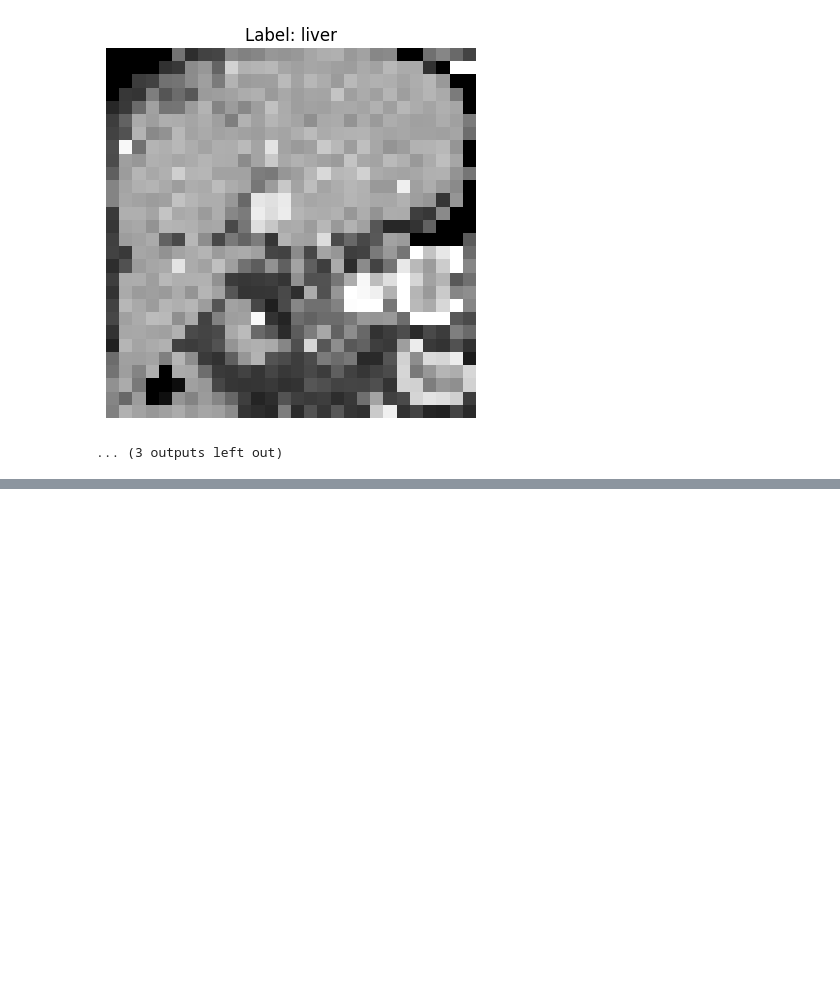
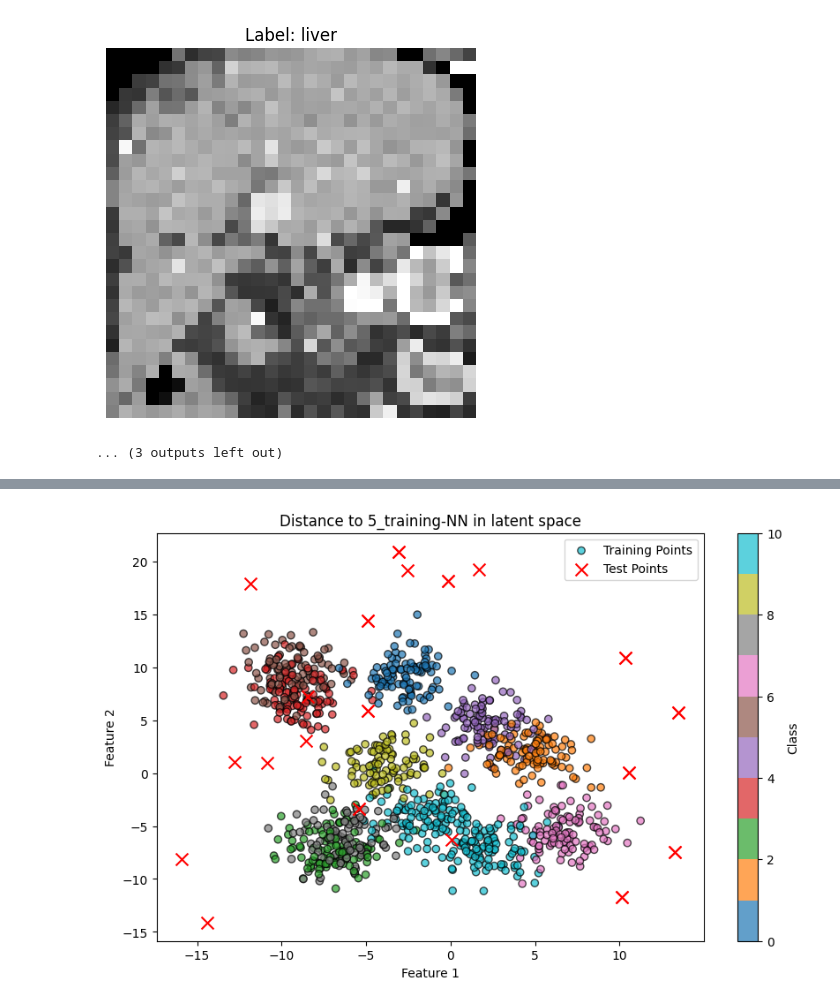
Before and after one commit to pstnmz/UQ_toolbox, a Jupyter notebook: medMNIST/CNN_animations_for_presentation.ipynb, the cells around one changed output, grey strips where cells are left out. Cells and saved outputs as stored; diff of their text form; code cells hidden in the pictures; blank space fills up the shorter version.

```diff
--- a/medMNIST/CNN_animations_for_presentation.ipynb
+++ b/medMNIST/CNN_animations_for_presentation.ipynb
@@ -574,0 +729,56 @@ plt.close(fig)
+# %%
+from sklearn.datasets import make_blobs
+import numpy as np
+import matplotlib.pyplot as plt
+
+# Generate random data points for 11 classes
+n_classes = 11
+n_samples_per_class = 100
+n_features = 2
+random_state = 42
+
+# Create blobs for each class
+X, y = make_blobs(n_samples=n_classes * n_samples_per_class,
+                  centers=n_classes,
+                  n_features=n_features,
+                  cluster_std=1.5,
+                  random_state=random_state)
+
+# Add some noise to create fuzziness
+noise = np.random.normal(0, 1, X.shape)
+X += noise * 0.5
+
+# Generate 20 test points
+test_points = np.random.uniform(low=X.min(axis=0) - 5, high=X.max(axis=0)+5, size=(20, 2))
+
+# Mark 10 points as outliers (5 heavy, 5 light)
+outliers = np.random.choice(range(20), size=10, replace=False)
+heavy_outliers = outliers[:5]
+light_outliers = outliers[5:]
+
+# Add heavy outliers far from the cluster centers
+test_points[heavy_outliers] += np.random.uniform(low=0, high=2, size=(5, 2))
+
+# Add light outliers slightly outside the cluster boundaries
+test_points[light_outliers] += np.random.uniform(low=0, high=2, size=(5, 2))
+
+# Plot the fuzzy clusters
+plt.figure(figsize=(10, 6))
+scatter = plt.scatter(X[:, 0], X[:, 1], c=y, cmap='tab10', alpha=0.7, edgecolor='k', label='Training Points')
+
+# Plot test points
+plt.scatter(test_points[:, 0], test_points[:, 1], c='red', marker='x', s=100, label='Test Points')
+
+# Highlight heavy and light outliers
+plt.scatter(test_points[heavy_outliers, 0], test_points[heavy_outliers, 1], c='red', marker='x', s=100)
+plt.scatter(test_points[light_outliers, 0], test_points[light_outliers, 1], c='red', marker='x', s=100)
+
+# Add legend and labels
+plt.colorbar(scatter, label='Class')
+plt.title('Distance to 5_training-NN in latent space')
+plt.xlabel('Feature 1')
+plt.ylabel('Feature 2')
+plt.legend()
+plt.show()
+# %% [output]
+[figure, added]
```
Also changed, not shown: parts of 12 cells of this notebook, 18 other files.
